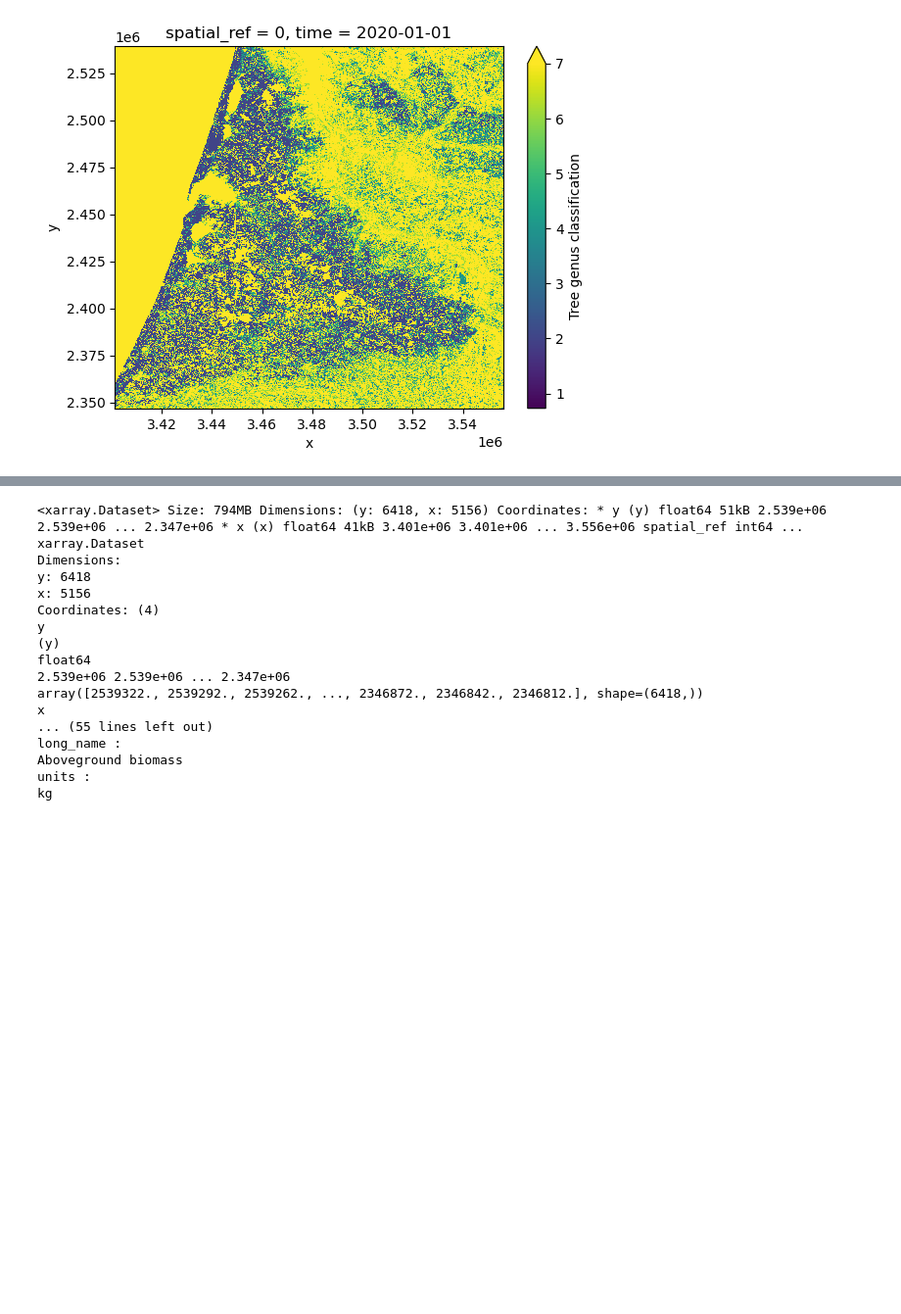
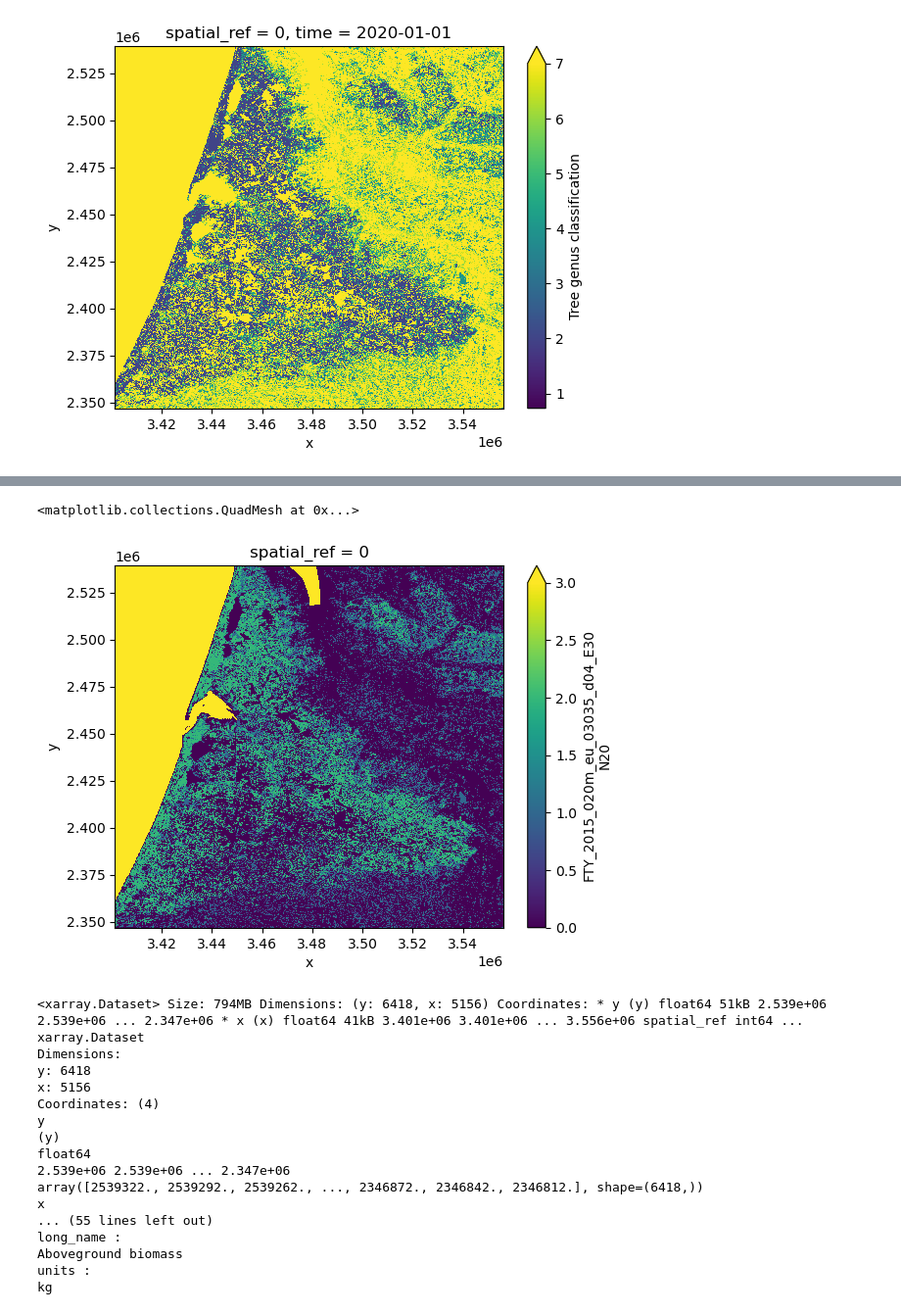
Before and after one commit to xcube-dev/xcube-multistore, a Jupyter notebook: docs/examples/example2/data_extraction.ipynb, the cells around one changed output, grey strips where cells are left out. Shown at 98% size. Cells and saved outputs as stored; diff of their text form; code cells hidden in the pictures; blank space fills up the shorter version.

```diff
--- a/docs/examples/example2/data_extraction.ipynb
+++ b/docs/examples/example2/data_extraction.ipynb
@@ -273,5 +277,5 @@ ds["genus"][::5, ::5].plot(vmax=7)
 <matplotlib.collections.QuadMesh at 0x...>
 [figure]
 # %%
-#ds = msds.stores.storage.open_data("forest_type_2015.zarr")
-#ds
+ds = msds.stores.storage.open_data("forest_type_2015.zarr")
+ds
@@ -278,5 +306,8 @@ ds["genus"][::5, ::5].plot(vmax=7)
 # %%
-#ds["FTY_2015_020m_eu_03035_d04_E30N20"][::5, ::5].plot(vmax=3)
+ds["FTY_2015_020m_eu_03035_d04_E30N20"][::5, ::5].plot(vmax=3)
+# %% [output]
+<matplotlib.collections.QuadMesh at 0x...>
+[figure, added]
 # %%
 ds = msds.stores.storage.open_data("liu.zarr")
 ds
```
Also changed, not shown: parts of 6 cells of this notebook, 3 other files.
